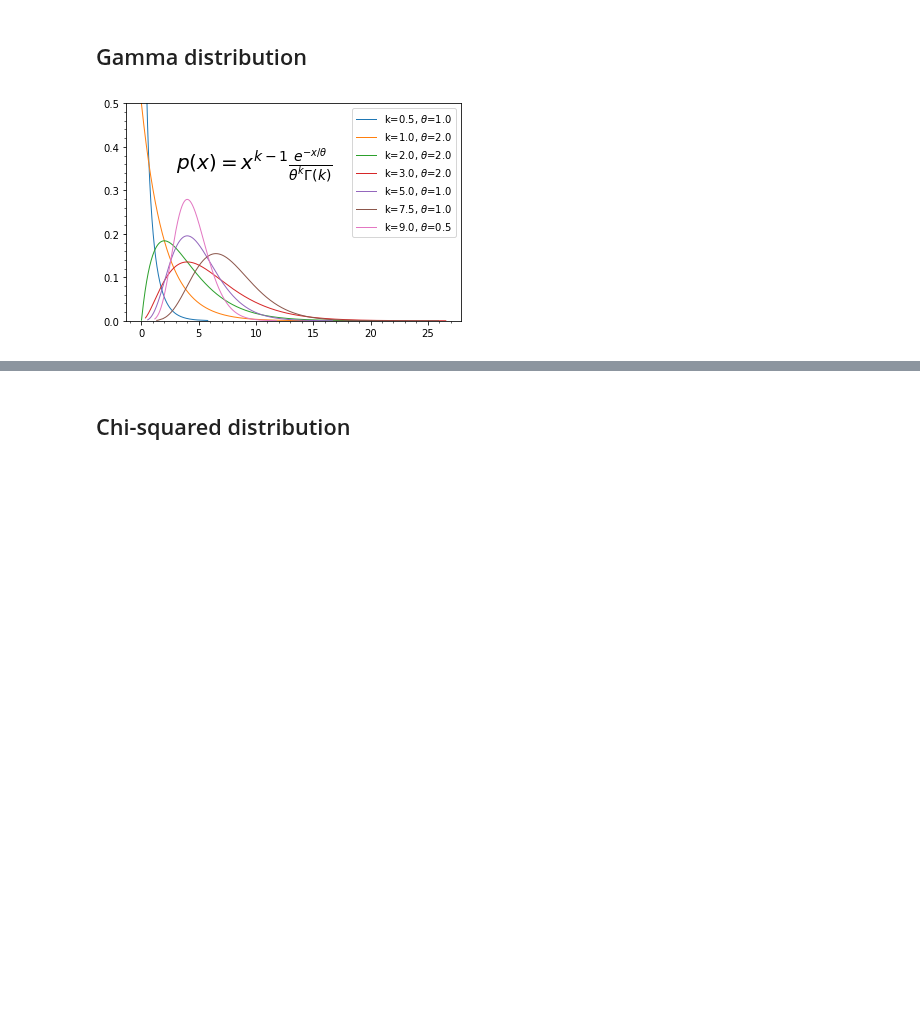
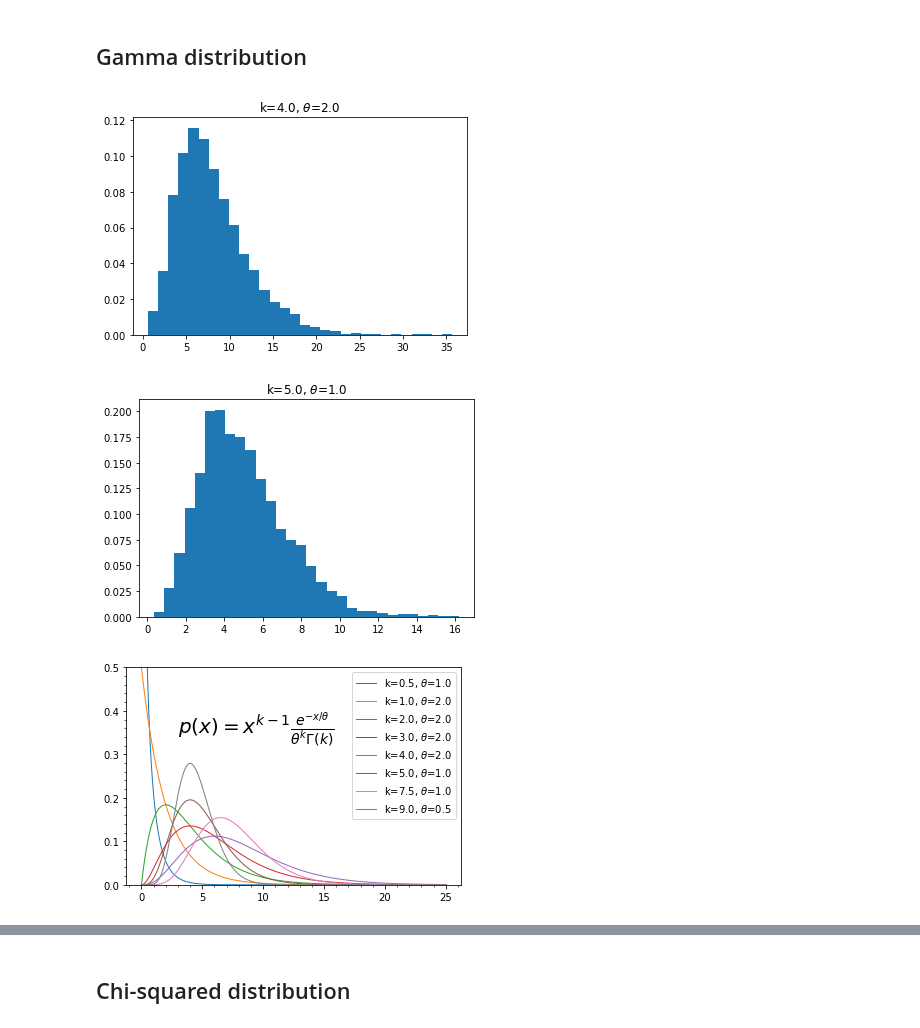
Before and after one commit to Astrohackers-TW/IANCUPythonAdventure, a Jupyter notebook: notebooks/notebooks4AstroStatistics/probability_distributions.ipynb, the cells around one changed output, grey strips where cells are left out. Cells and saved outputs as stored; diff of their text form; code cells hidden in the pictures; blank space fills up the shorter version.

Commit message:
新增 gamma distribution 的 histogram

```diff
--- a/notebooks/notebooks4AstroStatistics/probability_distributions.ipynb
+++ b/notebooks/notebooks4AstroStatistics/probability_distributions.ipynb
@@ -27,14 +27,16 @@ gamma_shape_scale = []
 gamma_mean = []
 gamma_variance = []
 
-def gammadist(shape, scale):
+def gammahist(shape, scale):
     # 產生 gamma distribution 隨機數據並排序
     x = np.sort(np.random.gamma(shape, scale, 5000))
-    # 將產生的數據 x 帶入 gamma distribution 公式
-    y = x ** (shape - 1) * (np.exp(-x / scale) / (sps.gamma(shape) * scale ** shape))
 
-    # 將 x, y 繪製出來
-    plt.plot(x, y, linewidth=1, label=r"k=%s, $\theta$=%s" % (shape, scale))
+    # 繪製直方圖
+    plt.hist(x, bins=30, normed=True)
+    # 設定標題
+    plt.title(r"k=%s, $\theta$=%s" %(shape, scale))
+    plt.show()
+    # show 出圖
 
     # 將 shape, scale, mean, variance 附加至 list 裡面
     gamma_shape_scale.append("(%s, %s)" % (shape, scale))
@@ -42,27 +44,43 @@ def gammadist(shape, scale):
     gamma_variance.append(round(np.var(x), 3))
 
 
-# 帶入不同 shape, scale 參數
-gammadist(0.5, 1.0)
-gammadist(1., 2.)
-gammadist(2., 2.)
-gammadist(3., 2.)
-gammadist(5., 1.)
-gammadist(7.5, 1.0)
-gammadist(9., 0.5)
+def gammadist(shape, scale):
+    # 產生一組從 0 到 25(包含) 切 999等分 (共1000個) 的數據
+    x = np.linspace(0, 25, 1000)
+    # 將產生的數據 x 帶入 gamma distribution 公式
+    y = x ** (shape - 1) * (np.exp(-x / scale) / (sps.gamma(shape) * scale ** shape))
 
-# 在圖中放入公式
-plt.text(3, 0.35, r'$p\left ( x \right )=x^{k-1}\frac{e^{-x/\theta }}{\theta ^{k}\Gamma \left ( k \right )}$', size=20)
-# 設定 y 軸 limit
-plt.ylim(0, 0.5)
-# 開啟 x, y 軸小格
-plt.minorticks_on()
-# 開啟圖例
-plt.legend()
-# show 出圖
-plt.show()
+    # 將 x, y 繪製出來
+    plt.plot(x, y, linewidth=1, label=r"k=%s, $\theta$=%s" % (shape, scale))
-# %% [output]
-[figure, removed]
+# %%
+# 設定不同 shape, scale 參數
+para = [(0.5, 1.0), (1.0, 2.0), (2.0, 2.0), (3.0, 2.0), (4.0, 2.0), (5.0, 1.0), (7.5, 1.0), (9.0, 0.5)]
+
+# 繪製 histogram (只畫其中兩組)
+for i in para[4:6]:
+    shape, scale = i
+    gammahist(shape, scale)
+
+# 繪製不同 shape, scale 參數下的 gamma distribution
+for i in para:
+    shape, scale = i
+    gammadist(shape, scale)
+
+# -----以下為 gamma distribution 圖的設定-----
+# 在圖中放入公式
+plt.text(3, 0.35, r'$p\left ( x \right )=x^{k-1}\frac{e^{-x/\theta }}{\theta ^{k}\Gamma \left ( k \right )}$', size=20)
+# 設定 y 軸 limit
+plt.ylim(0, 0.5)
+# 開啟 x, y 軸小格
+plt.minorticks_on()
+# 開啟圖例
+plt.legend()
+# show 出圖
+plt.show()
+# %% [output]
+[figure, added]
+[figure, added]
+[figure, added]
 # %%
 # 創建一個表格放入 shape, scale, mean, variance
 df = pd.DataFrame({"(k, θ)": gamma_shape_scale, "Mean": gamma_mean, "Var": gamma_variance})
```
Also changed, not shown: parts of 1 cell of this notebook.
